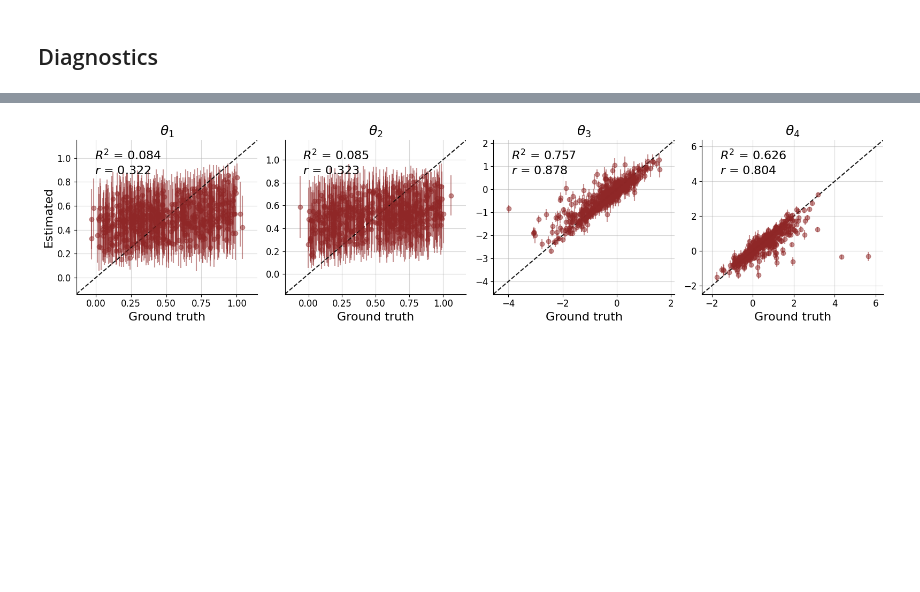
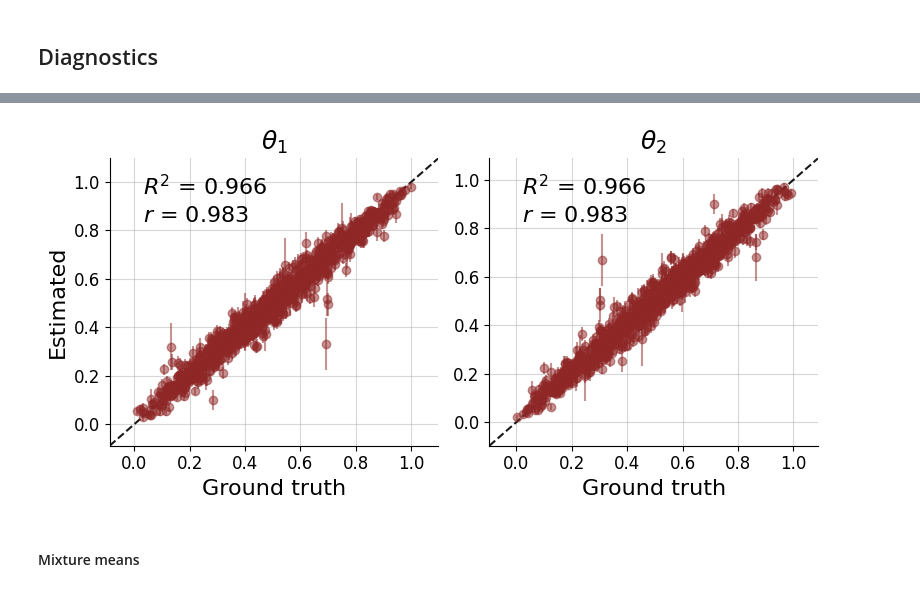
Before and after one commit to Kucharssim/bayesflow-amortized-mixtures, a Jupyter notebook: case-studies/normal-mixture/mixture-posterior.ipynb, the cells around one changed output, grey strips where cells are left out. Saved outputs shown, nothing was run; the diff lists cells and outputs as text; code cells hidden in the pictures; blank space fills up the shorter version.

Commit message:
rerun NormalMixture mixture-posterior

```diff
--- a/case-studies/normal-mixture/mixture-posterior.ipynb
+++ b/case-studies/normal-mixture/mixture-posterior.ipynb
@@ -34,6 +34,6 @@ INFO:root:Performing a consistency check with provided components...
 INFO:root:Done.
 # %%
 %%time
-h = trainer.train_online(epochs=20, iterations_per_epoch=1000, batch_size=64)
+h = trainer.train_online(epochs=50, iterations_per_epoch=1000, batch_size=32)
 # %% [output]
 WARNING:absl:At this time, the v2.11+ optimizer `tf.keras.optimizers.Adam` runs slowly on M1/M2 Macs, please use the legacy Keras optimizer instead, located at `tf.keras.optimizers.legacy.Adam`.
@@ -47,6 +47,6 @@ f=bf.diagnostics.plot_losses(h)
 ## Diagnostics
 # %%
 context = {'n_obs': 200, 'n_rep': 1}
-df = model(500, context=context)
+df = model(1000, context=context)
 # %%
-out = trainer.amortizer.sample(df, n_samples=500)
+out = trainer.amortizer.sample(df, n_samples=1000)
@@ -67,0 +76,3 @@ f = bf.diagnostics.plot_z_score_contraction(post_samples, prior_samples)
+# %%
+prior_samples_cons = model.extract_pars(prior_samples, axis=1)
+post_samples_cons = model.extract_pars(post_samples, axis=2)
@@ -68,4 +95,6 @@ f = bf.diagnostics.plot_z_score_contraction(post_samples, prior_samples)
 # %%
-f = bf.diagnostics.plot_recovery(post_samples, prior_samples)
+f = bf.diagnostics.plot_recovery(post_samples_cons['p'], prior_samples_cons['p'])
 # %% [output]
-[figure, old version]
+[figure, new version]
+# %% [markdown]
+#### Mixture means
```
Also changed, not shown: parts of 19 cells of this notebook, 1 other file.
